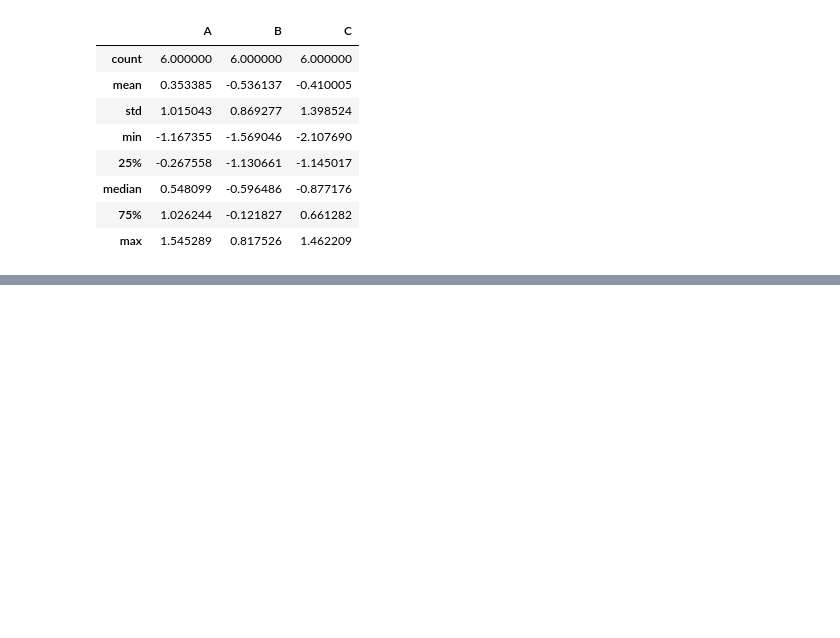
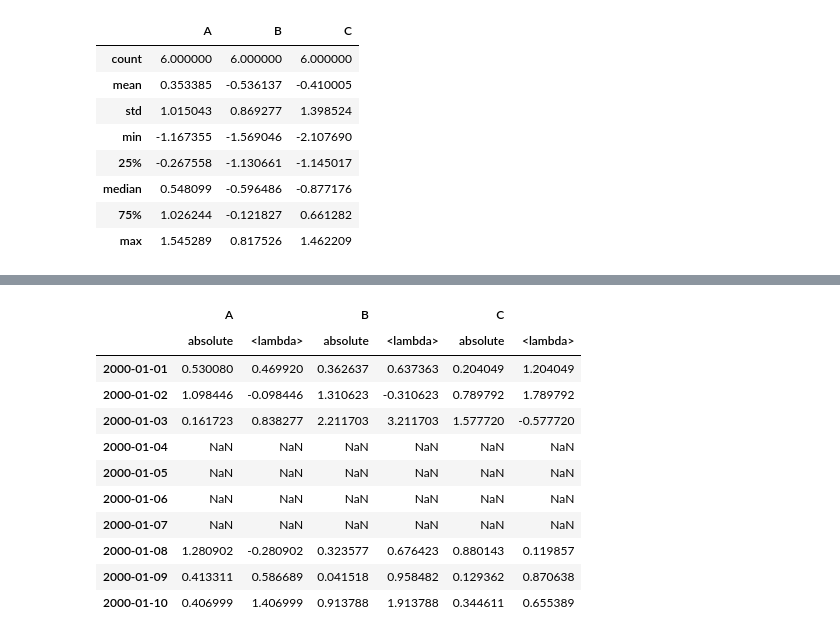
Before and after one commit to sushtend/100-days-of-ml-code, a Jupyter notebook: code/ml/pandas/Essential basic functionality.ipynb, the cells around one changed output, grey strips where cells are left out. Cells and saved outputs as stored; diff of their text form; code cells hidden in the pictures; blank space fills up the shorter version.

```diff
--- a/code/ml/pandas/Essential basic functionality.ipynb
+++ b/code/ml/pandas/Essential basic functionality.ipynb
@@ -944,0 +973,4 @@ tsdf.agg(['count', 'mean', 'std', 'min', q_25, 'median', q_75, 'max'])
+# %%
+tsdf = pd.DataFrame(np.random.randn(10, 3), columns=['A', 'B', 'C'],
+    index=pd.date_range('1/1/2000', periods=10))
+tsdf.iloc[3:7] = np.nan
@@ -944,0 +1033,15 @@ tsdf.agg(['count', 'mean', 'std', 'min', q_25, 'median', q_75, 'max'])
+# %%
+tsdf.transform([np.abs, lambda x: x + 1])
+# %% [output]
+|  | A |  | B |  | C |  |
+|  | absolute | <lambda> | absolute | <lambda> | absolute | <lambda> |
+| 2000-01-01 | 0.530080 | 0.469920 | 0.362637 | 0.637363 | 0.204049 | 1.204049 |
+| 2000-01-02 | 1.098446 | -0.098446 | 1.310623 | -0.310623 | 0.789792 | 1.789792 |
+| 2000-01-03 | 0.161723 | 0.838277 | 2.211703 | 3.211703 | 1.577720 | -0.577720 |
+| 2000-01-04 | NaN | NaN | NaN | NaN | NaN | NaN |
+| 2000-01-05 | NaN | NaN | NaN | NaN | NaN | NaN |
+| 2000-01-06 | NaN | NaN | NaN | NaN | NaN | NaN |
+| 2000-01-07 | NaN | NaN | NaN | NaN | NaN | NaN |
+| 2000-01-08 | 1.280902 | -0.280902 | 0.323577 | 0.676423 | 0.880143 | 0.119857 |
+| 2000-01-09 | 0.413311 | 0.586689 | 0.041518 | 0.958482 | 0.129362 | 0.870638 |
+| 2000-01-10 | 0.406999 | 1.406999 | 0.913788 | 1.913788 | 0.344611 | 0.655389 |
```
Also changed, not shown: parts of 52 cells of this notebook.
